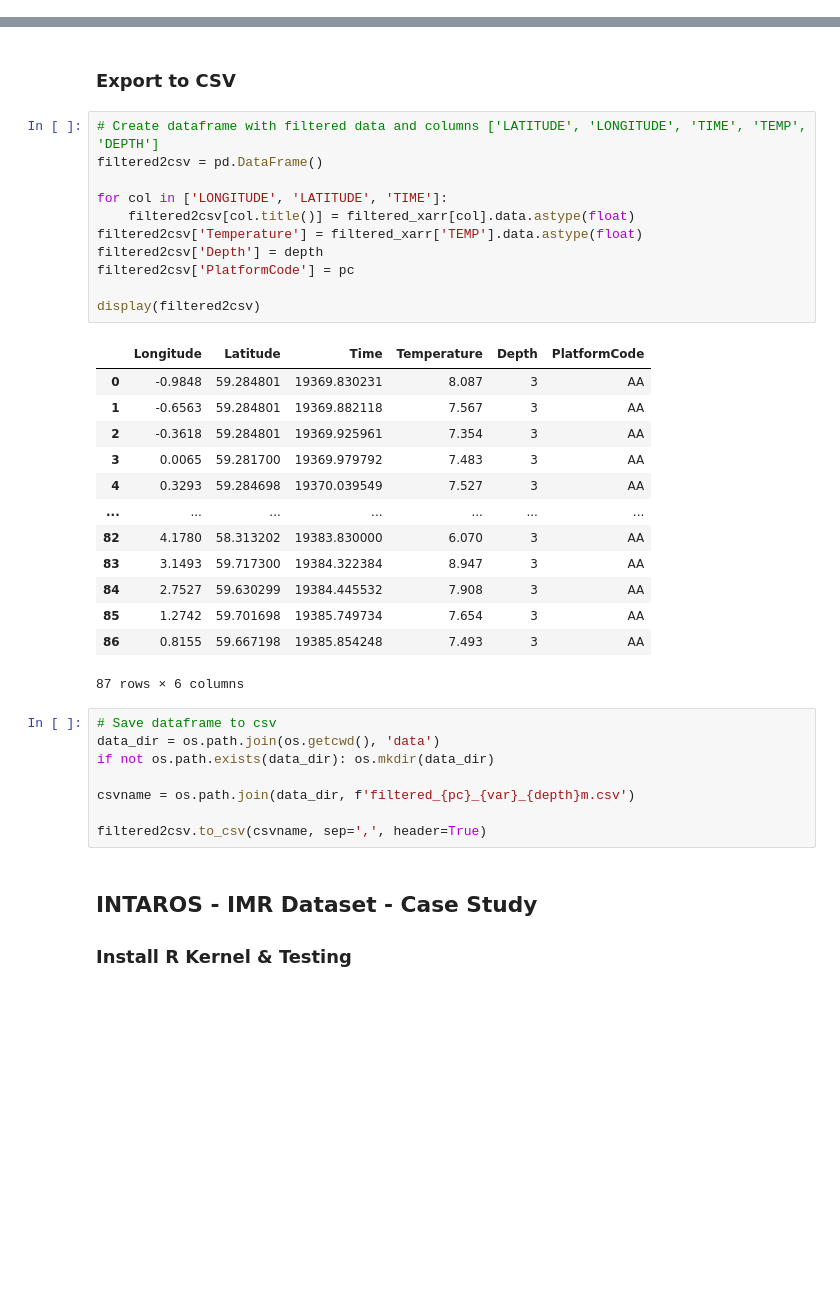
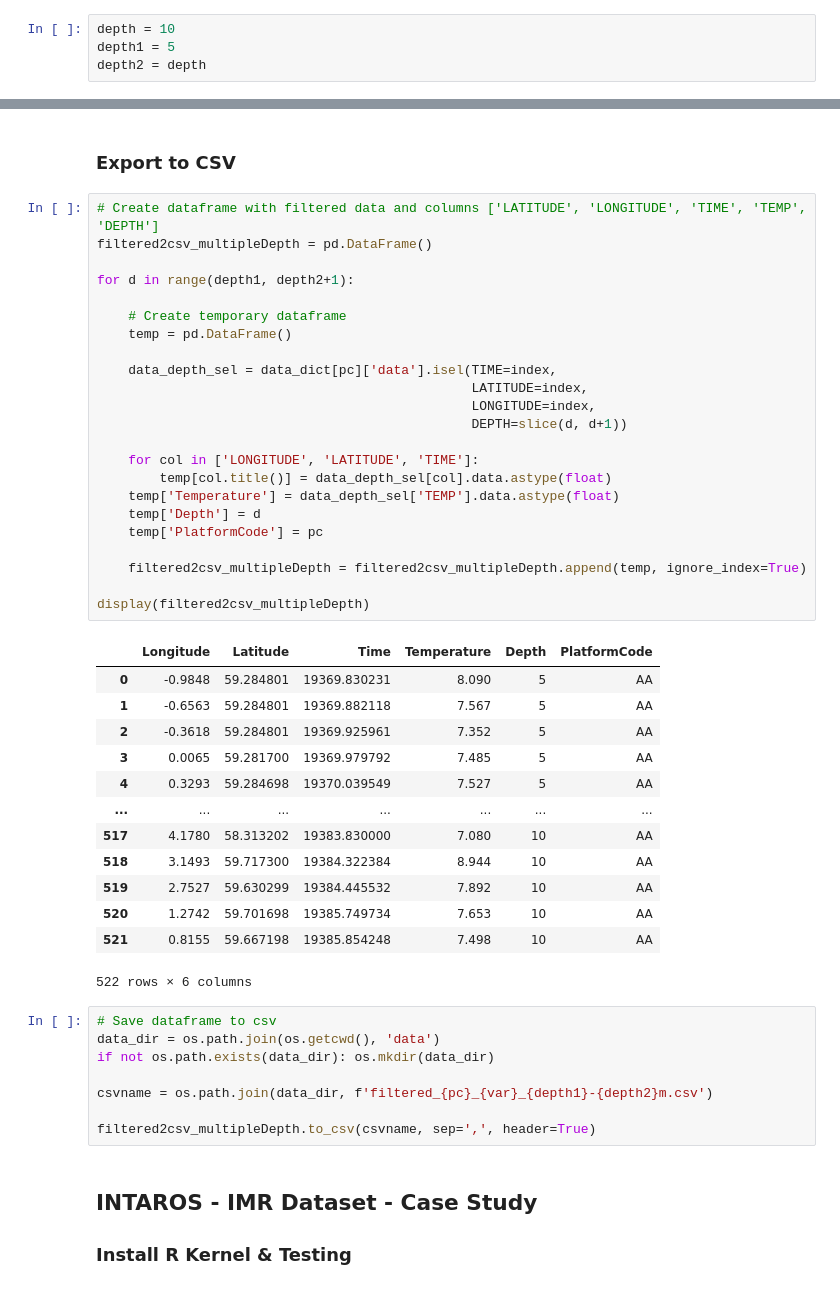
Before and after one commit to ec-intaros/iaos-showcase-app-Barents-Sea-CTD, a Jupyter notebook: Barrents sea - CTD data processing.ipynb, the cells around one changed output, grey strips where cells are left out. Drawn from its saved outputs; the diff is of its cells as text; blank space fills up the shorter version.

```diff
--- a/Barrents sea - CTD data processing.ipynb
+++ b/Barrents sea - CTD data processing.ipynb
@@ -350,3 +348,7 @@ depth = 3
+# %%
+depth = 10
+depth1 = 5
+depth2 = depth
 # %% [markdown]
 ### Create **data_dict** dictionary
 Once variables are defined, the DEPTH range must be defined.
@@ -608,37 +617,49 @@ Var to plot: TEMP
 ### Export to CSV
 # %%
 # Create dataframe with filtered data and columns ['LATITUDE', 'LONGITUDE', 'TIME', 'TEMP', 'DEPTH']
-filtered2csv = pd.DataFrame()
+filtered2csv_multipleDepth = pd.DataFrame()
 
-for col in ['LONGITUDE', 'LATITUDE', 'TIME']:
-    filtered2csv[col.title()] = filtered_xarr[col].data.astype(float)
-filtered2csv['Temperature'] = filtered_xarr['TEMP'].data.astype(float)
-filtered2csv['Depth'] = depth
-filtered2csv['PlatformCode'] = pc
+for d in range(depth1, depth2+1):
 
-display(filtered2csv)
+    # Create temporary dataframe
+    temp = pd.DataFrame()
+
+    data_depth_sel = data_dict[pc]['data'].isel(TIME=index,
+                                                LATITUDE=index,
+                                                LONGITUDE=index,
+                                                DEPTH=slice(d, d+1))
+
+    for col in ['LONGITUDE', 'LATITUDE', 'TIME']:
+        temp[col.title()] = data_depth_sel[col].data.astype(float)
+    temp['Temperature'] = data_depth_sel['TEMP'].data.astype(float)
+    temp['Depth'] = d
+    temp['PlatformCode'] = pc
+
+    filtered2csv_multipleDepth = filtered2csv_multipleDepth.append(temp, ignore_index=True)
+
+display(filtered2csv_multipleDepth)
 # %% [output]
 |  | Longitude | Latitude | Time | Temperature | Depth | PlatformCode |
-| 0 | -0.9848 | 59.284801 | 19369.830231 | 8.087 | 3 | AA |
-| 1 | -0.6563 | 59.284801 | 19369.882118 | 7.567 | 3 | AA |
-| 2 | -0.3618 | 59.284801 | 19369.925961 | 7.354 | 3 | AA |
-| 3 | 0.0065 | 59.281700 | 19369.979792 | 7.483 | 3 | AA |
-| 4 | 0.3293 | 59.284698 | 19370.039549 | 7.527 | 3 | AA |
+| 0 | -0.9848 | 59.284801 | 19369.830231 | 8.090 | 5 | AA |
+| 1 | -0.6563 | 59.284801 | 19369.882118 | 7.567 | 5 | AA |
+| 2 | -0.3618 | 59.284801 | 19369.925961 | 7.352 | 5 | AA |
+| 3 | 0.0065 | 59.281700 | 19369.979792 | 7.485 | 5 | AA |
+| 4 | 0.3293 | 59.284698 | 19370.039549 | 7.527 | 5 | AA |
 | ... | ... | ... | ... | ... | ... | ... |
-| 82 | 4.1780 | 58.313202 | 19383.830000 | 6.070 | 3 | AA |
-| 83 | 3.1493 | 59.717300 | 19384.322384 | 8.947 | 3 | AA |
-| 84 | 2.7527 | 59.630299 | 19384.445532 | 7.908 | 3 | AA |
-| 85 | 1.2742 | 59.701698 | 19385.749734 | 7.654 | 3 | AA |
-| 86 | 0.8155 | 59.667198 | 19385.854248 | 7.493 | 3 | AA |
+| 517 | 4.1780 | 58.313202 | 19383.830000 | 7.080 | 10 | AA |
+| 518 | 3.1493 | 59.717300 | 19384.322384 | 8.944 | 10 | AA |
+| 519 | 2.7527 | 59.630299 | 19384.445532 | 7.892 | 10 | AA |
+| 520 | 1.2742 | 59.701698 | 19385.749734 | 7.653 | 10 | AA |
+| 521 | 0.8155 | 59.667198 | 19385.854248 | 7.498 | 10 | AA |
-87 rows × 6 columns
+522 rows × 6 columns
 # %%
 # Save dataframe to csv
 data_dir = os.path.join(os.getcwd(), 'data')
 if not os.path.exists(data_dir): os.mkdir(data_dir)
 
-csvname = os.path.join(data_dir, f'filtered_{pc}_{var}_{depth}m.csv')
+csvname = os.path.join(data_dir, f'filtered_{pc}_{var}_{depth1}-{depth2}m.csv')
 
-filtered2csv.to_csv(csvname, sep=',', header=True)
+filtered2csv_multipleDepth.to_csv(csvname, sep=',', header=True)
 # %% [markdown]
 ## INTAROS - IMR Dataset - Case Study
 ### Install R Kernel & Testing
```
Also changed, not shown: parts of 28 cells of this notebook, 1 other file.
